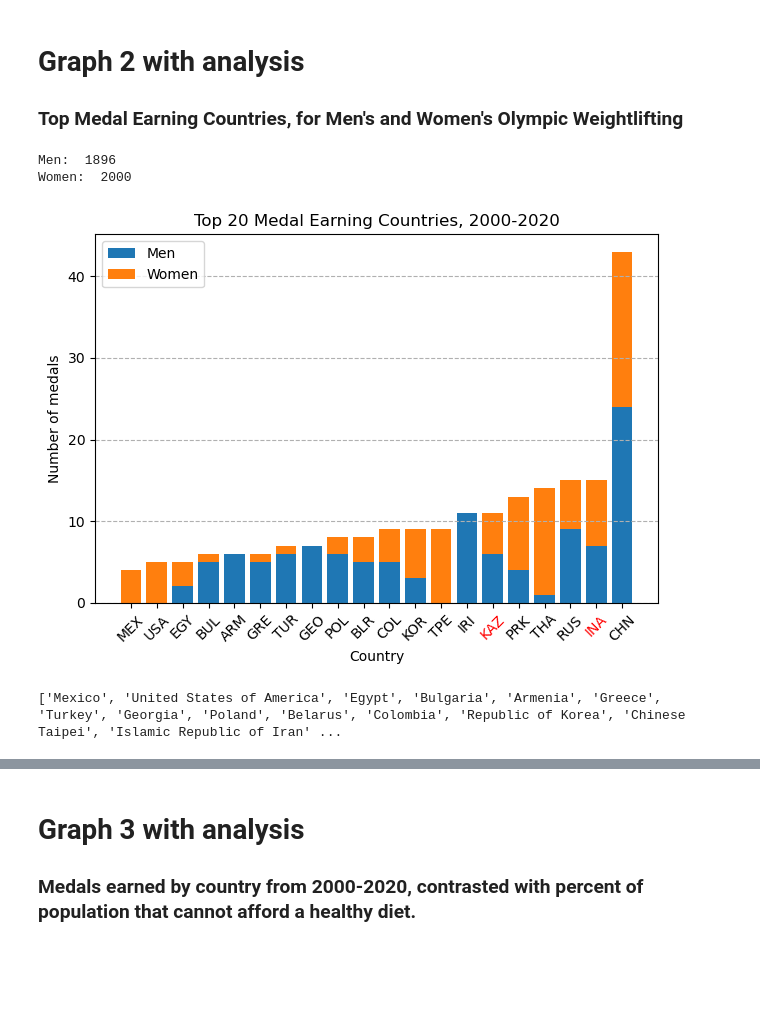
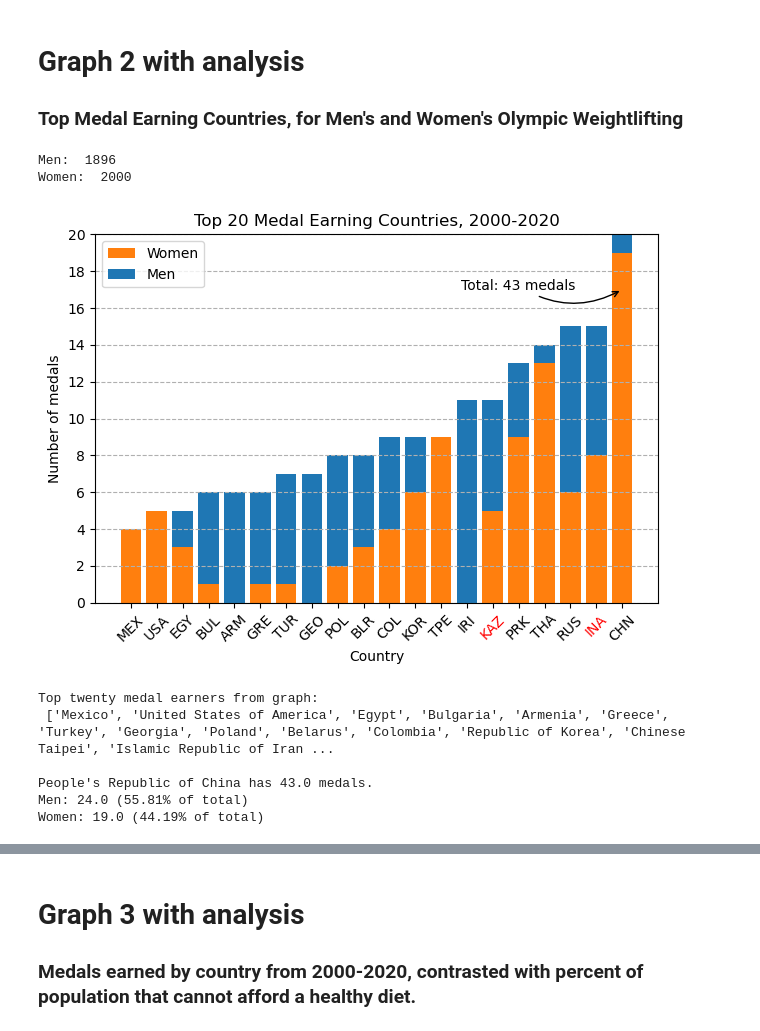
Before and after one commit to nichS21/DS-256-Group-Project, a Jupyter notebook: Stach - Individual Analysis.ipynb, the cells around one changed output, grey strips where cells are left out. Drawn from its saved outputs; the diff is of its cells as text; code cells hidden in the pictures; blank space fills up the shorter version.

```diff
--- a/Stach - Individual Analysis.ipynb
+++ b/Stach - Individual Analysis.ipynb
@@ -69,35 +69,37 @@ for i in range(len(countryCodes)):
     gold[i] = weightDF[(weightDF.country_code == country) & (weightDF.medal_type == "GOLD")].shape[0]
 
 
-# Plot
+# Plot - Note: outliers have been excluded for simplicity, are talked about in further results below.
 axs[0,0].hist(cTotals, bins=np.arange(1,66,1), label="Total", color='crimson', **kwargs)      # totals
 axs[0,1].hist(bronze, bins=np.arange(1,26,1), label ="Bronze", color='peru', **kwargs)        # bronze medals
 axs[1,0].hist(silver, bins=np.arange(1,26,1), label="Silver", color='silver', **kwargs)       # silver medals
 axs[1,1].hist(gold, bins=np.arange(1,41,1), label="Gold", color='gold', **kwargs)             # gold medals
 
 # Graph settings
-#   axs[0,0]
+#   axs[0,0] - totals
 axs[0,0].set_ylabel("Number of Countries")
 axs[0,0].legend()
-axs[0,0].set_xticks(np.arange(0,66,10))
 axs[0,0].set_yticks(np.arange(0,13,2))
 axs[0,0].grid(axis='y', linestyle='dashed')
+axs[0,0].set_xlim(-1,27)
 
-#   axs[0,1]
+#   axs[0,1] - bronze
 axs[0,1].legend()
 axs[0,1].grid(axis='y', linestyle='dashed')
+axs[0,1].set_xlim(-1,27)
 
-#   axs[1,0]
+#   axs[1,0] - silver
 axs[1,0].set_ylabel("Number of Countries")
 axs[1,0].set_xlabel("Number of Medals")
 axs[1,0].legend()
 axs[1,0].grid(axis='y', linestyle='dashed')
+axs[1,0].set_xlim(-1,27)
 
-#   axs[1,1]
+#   axs[1,1] - gold
 axs[1,1].set_xlabel("Number of Medals")
 axs[1,1].legend()
-axs[1,1].set_xticks(np.arange(0,41,5))
 axs[1,1].grid(axis='y', linestyle='dashed')
+axs[1,1].set_xlim(-1,27)
 
 #   all
 plt.suptitle("Distribution of Total Medals by Type in Olympic Weightlifting, 1896-2020")
@@ -105,8 +107,8 @@ fig.tight_layout()
 plt.show()
 
 
-# Who are the outliers in the total graph and how many medals do they have?
-outliers = countryCodes[np.where((cTotals > 50) & (gold > 35))]
+# Who are the outliers in the total & gold graphs and how many medals do they have?
+outliers = countryCodes[np.where((cTotals > 25) | (gold > 25))]
 allTotal = np.sum(cTotals)  # all medals ever earned in Olympic weightlifting
 goldTotal = np.sum(gold)   # all gold medals ever earned in Olympic weightlifting
 
@@ -152,7 +184,6 @@ twenty1stDF = weightDF[weightDF.year >= 2000]
 countries, counts = np.unique(twenty1stDF.country_code, return_counts=True)
 countIndices = np.argsort(counts)                                               # sort counts in ascending order
 topResults = countIndices[-20:]                                                 # get indices of top 20 counts
-
 
 # Get data by gender, for each country
 topResultsNames = []                                                # hold country names for top results
@@ -169,37 +200,55 @@ for i in range(len(topResults)):
                               & (twenty1stDF.event_gender == "Men")].shape[0]           # get number of men's medals for this country, 2000-2020
     tempFlag = topWomen[i] / (topWomen[i] + topMen[i])
     if((tempFlag >= 0.45) & (tempFlag <= 0.55)): halfFlag[i] = 1                        # if 45-55% of medals are from women, flag this country
 
 # Plot data as stacked bar chart
-bottoms = np.zeros(len(topResults))                                                  # bottoms for stacked bar plot
+bottoms = np.zeros(len(topResults))                                                      # bottoms for stacked bar plot
+plt.bar(topResultsNames, topWomen, label="Women", bottom=bottoms, color='tab:orange')
+bottoms += topWomen                                                                      # adjust bottoms to begin where men's data ended
 plt.bar(topResultsNames, topMen, label="Men", bottom=bottoms, color='tab:blue')
-bottoms += topMen                                                                    # adjust bottoms to begin where men's data ended
-plt.bar(topResultsNames, topWomen, label="Women", bottom=bottoms, color='tab:orange')
 
-for i in range (len(topResults)):                                                    # set label to different color for countries with roughly 50/50 across gender for medals
+for i in range (len(topResults)):                                                        # set label to different color for countries with roughly 50/50 across gender for medals
     if halfFlag[i] == 1: plt.gca().get_xticklabels()[i].set_color('red')
 
 
 # Graph settings
+plt.annotate('Total: 43 medals',xy=('CHN',17),xytext=('PRK',17),
+             arrowprops={'arrowstyle':'->', 'connectionstyle':'arc3,rad=0.3'}
+             ,horizontalalignment='center')                                             # add arrow highlighting number of China medals
+
 plt.title("Top 20 Medal Earning Countries, 2000-2020")
 plt.xlabel("Country")
 plt.ylabel("Number of medals")
 plt.grid(axis='y', linestyle='dashed')
 plt.xticks(rotation = 45)
+plt.ylim(0,20)                                          # cut off China data for better readibility of rest of graph
+plt.yticks(np.arange(0,21,2))
 plt.tight_layout()
 plt.legend()
 plt.show()
 
 
 # Get full name for each country
 names = []
 for i in range(len(topResults)):
     code = countries[topResults[i]]
     name = twenty1stDF[twenty1stDF.country_code == code].country_name.values[0]
     names.append(name)
-print(names)
+print("Top twenty medal earners from graph: \n", names)
+
+
+# Print China data, since partially excluded from graph (is 19th index in topResults)
+chnTotal = topWomen[19]+topMen[19]
+print("\n", names[19], " has ", chnTotal, " medals.",
+      "\nMen: ", topMen[19], " (", round(topMen[19]/chnTotal*100, 2), "% of total)",
+      "\nWomen: ", topWomen[19], " (", round(topWomen[19]/chnTotal*100, 2), "% of total)", sep='')
 # %% [output]
 Men:  1896
 Women:  2000
-[figure, old version]
+[figure, new version]
-['Mexico', 'United States of America', 'Egypt', 'Bulgaria', 'Armenia', 'Greece', 'Turkey', 'Georgia', 'Poland', 'Belarus', 'Colombia', 'Republic of Korea', 'Chinese Taipei', 'Islamic Republic of Iran' ...
+Top twenty medal earners from graph:
+ ['Mexico', 'United States of America', 'Egypt', 'Bulgaria', 'Armenia', 'Greece', 'Turkey', 'Georgia', 'Poland', 'Belarus', 'Colombia', 'Republic of Korea', 'Chinese Taipei', 'Islamic Republic of Iran ...
+
+People's Republic of China has 43.0 medals.
+Men: 24.0 (55.81% of total)
+Women: 19.0 (44.19% of total)
```
Also changed, not shown: parts of 8 cells of this notebook, 1 other file.
